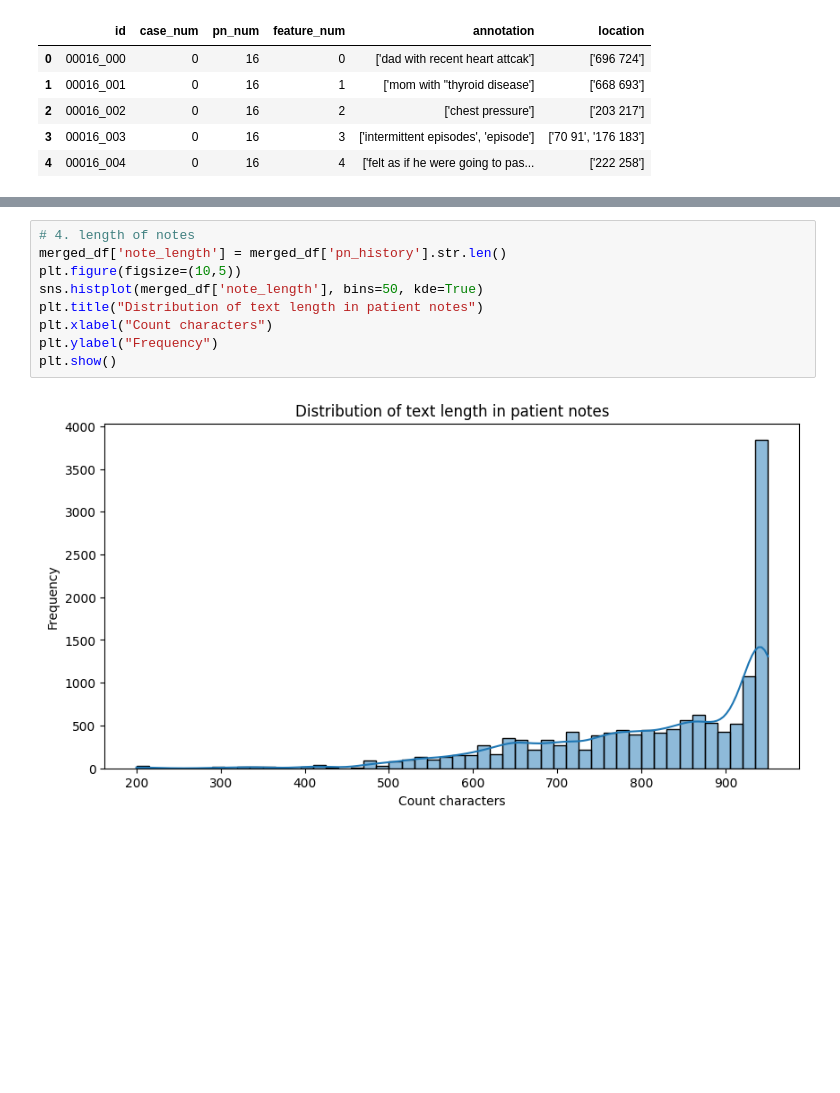
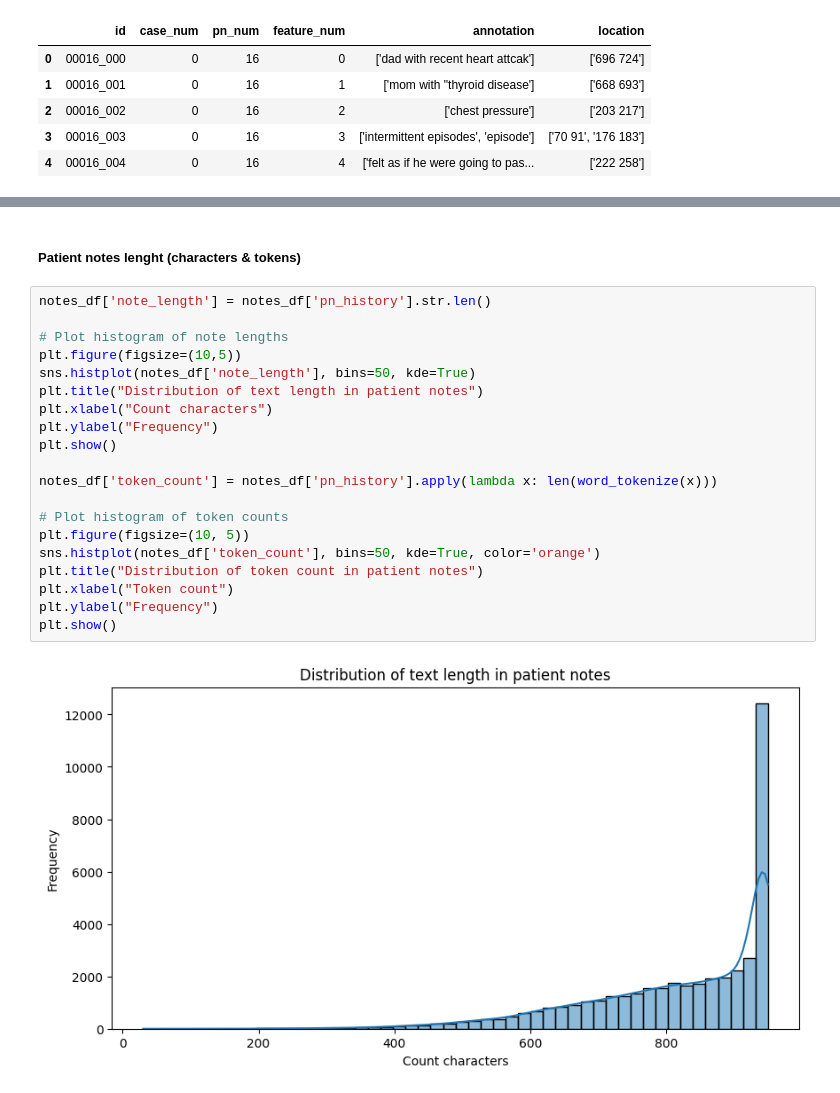
Before and after one commit to SoraLoki/ClinicalData, a Jupyter notebook: Data_Exploration.ipynb, the cells around one changed output, grey strips where cells are left out. Cells and saved outputs as stored; diff of their text form; blank space fills up the shorter version.

```diff
--- a/Data_Exploration.ipynb
+++ b/Data_Exploration.ipynb
@@ -82,11 +97,24 @@ Merged Dataset:
+# %% [markdown]
+##### Patient notes lenght (characters & tokens)
 # %%
-# 4. length of notes
-merged_df['note_length'] = merged_df['pn_history'].str.len()
+notes_df['note_length'] = notes_df['pn_history'].str.len()
+
+# Plot histogram of note lengths
 plt.figure(figsize=(10,5))
-sns.histplot(merged_df['note_length'], bins=50, kde=True)
+sns.histplot(notes_df['note_length'], bins=50, kde=True)
 plt.title("Distribution of text length in patient notes")
 plt.xlabel("Count characters")
 plt.ylabel("Frequency")
 plt.show()
+
+notes_df['token_count'] = notes_df['pn_history'].apply(lambda x: len(word_tokenize(x)))
+
+# Plot histogram of token counts
+plt.figure(figsize=(10, 5))
+sns.histplot(notes_df['token_count'], bins=50, kde=True, color='orange')
+plt.title("Distribution of token count in patient notes")
+plt.xlabel("Token count")
+plt.ylabel("Frequency")
+plt.show()
 # %% [output]
-[figure, old version]
+[figure, new version]
```
Also changed, not shown: parts of 37 cells of this notebook.
